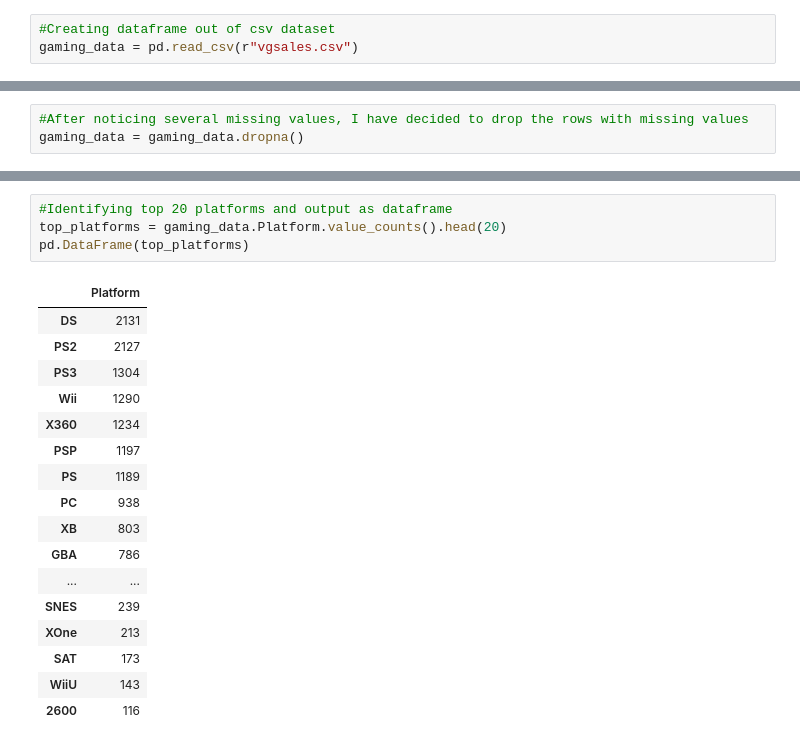
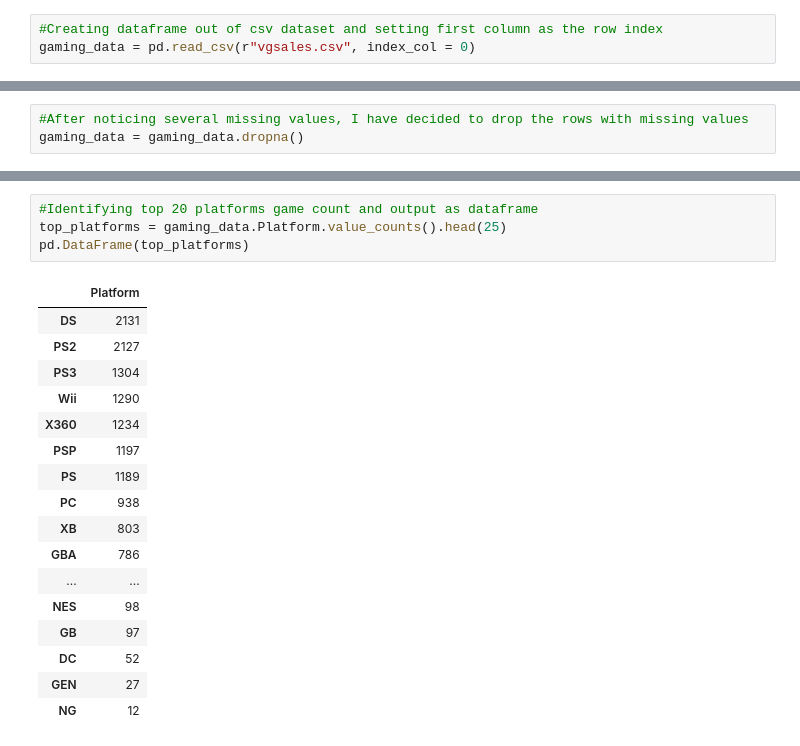
Before and after one commit to Netned/pythonproject, a Jupyter notebook: Project.ipynb, the cells around one changed output, grey strips where cells are left out. Drawn from its saved outputs; the diff is of its cells as text.

```diff
--- a/Project.ipynb
+++ b/Project.ipynb
@@ -12,6 +14,6 @@ os.getcwd()
 # %%
-#Creating dataframe out of csv dataset
-gaming_data = pd.read_csv(r"vgsales.csv")
+#Creating dataframe out of csv dataset and setting first column as the row index
+gaming_data = pd.read_csv(r"vgsales.csv", index_col = 0)
 # %%
 #Identifying amount of entries, columns, memory usage and data types
 gaming_data.info()
@@ -77,23 +176,23 @@ gaming_data['Publisher'].unique()
 # %%
-#Identifying top 20 platforms and output as dataframe
-top_platforms = gaming_data.Platform.value_counts().head(20)
+#Identifying top 20 platforms game count and output as dataframe
+top_platforms = gaming_data.Platform.value_counts().head(25)
 pd.DataFrame(top_platforms)
 # %% [output]
 |  | Platform |
 | DS | 2131 |
 | PS2 | 2127 |
 | PS3 | 1304 |
 | Wii | 1290 |
 | X360 | 1234 |
 | PSP | 1197 |
 | PS | 1189 |
 | PC | 938 |
 | XB | 803 |
 | GBA | 786 |
 | ... | ... |
-| SNES | 239 |
-| XOne | 213 |
-| SAT | 173 |
-| WiiU | 143 |
-| 2600 | 116 |
+| NES | 98 |
+| GB | 97 |
+| DC | 52 |
+| GEN | 27 |
+| NG | 12 |
 # %%
```
Also changed, not shown: parts of 16 cells of this notebook.
